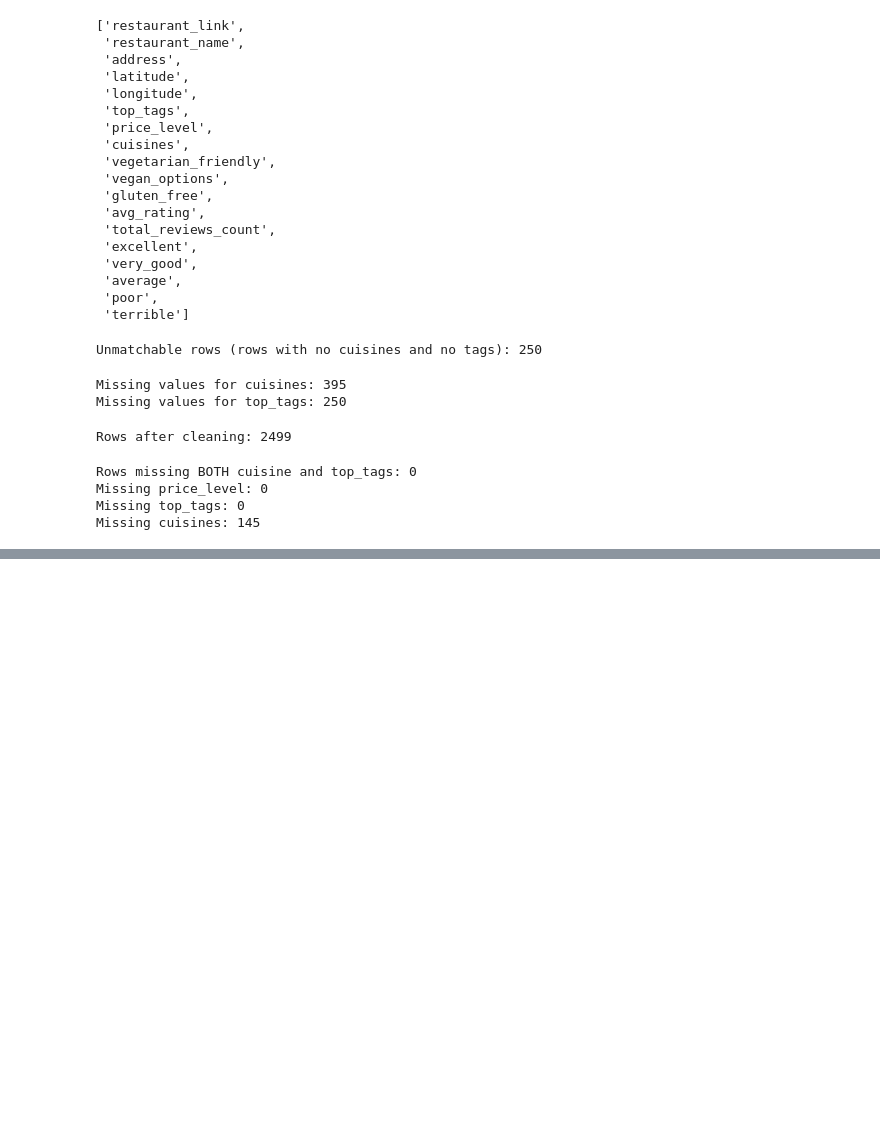
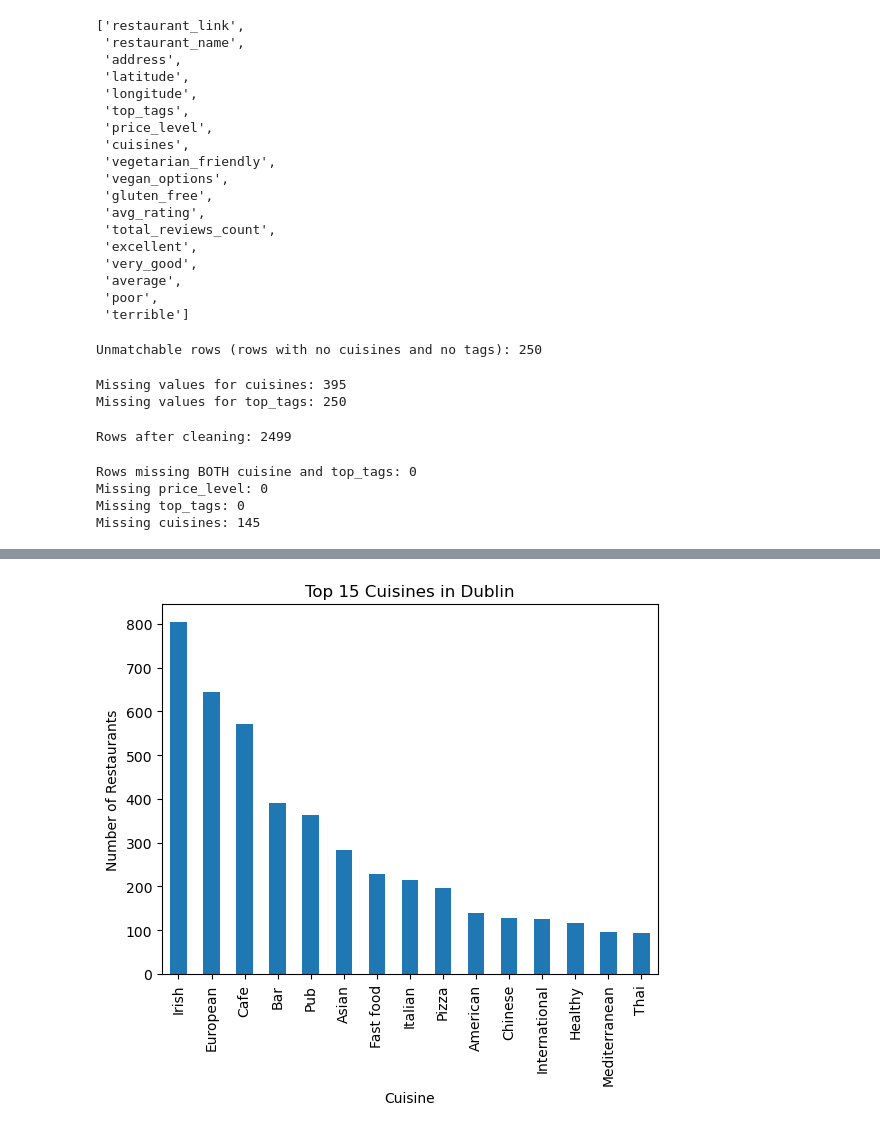
Before and after one commit to lyana-dev/sorted-restaurant-recommender, a Jupyter notebook: 01_data_exploration.ipynb, the cells around one changed output, grey strips where cells are left out. Drawn from its saved outputs; the diff is of its cells as text; code cells hidden in the pictures; blank space fills up the shorter version.

```diff
--- a/01_data_exploration.ipynb
+++ b/01_data_exploration.ipynb
@@ -169,0 +268,14 @@ Missing cuisines: 145
+# %%
+# top cuisines as bar chart
+
+# splitting the comma-separated cuisines & count each one individually
+cuisine_counts = dublin_clean["cuisines"].dropna().str.split(", ").explode().value_counts()
+
+# plotting the top 15
+cuisine_counts.head(15).plot(kind="bar")
+plt.title("Top 15 Cuisines in Dublin")
+plt.xlabel("Cuisine")
+plt.ylabel("Number of Restaurants")
+plt.show()
+# %% [output]
+[figure, added]
```
Also changed, not shown: parts of 7 cells of this notebook.
